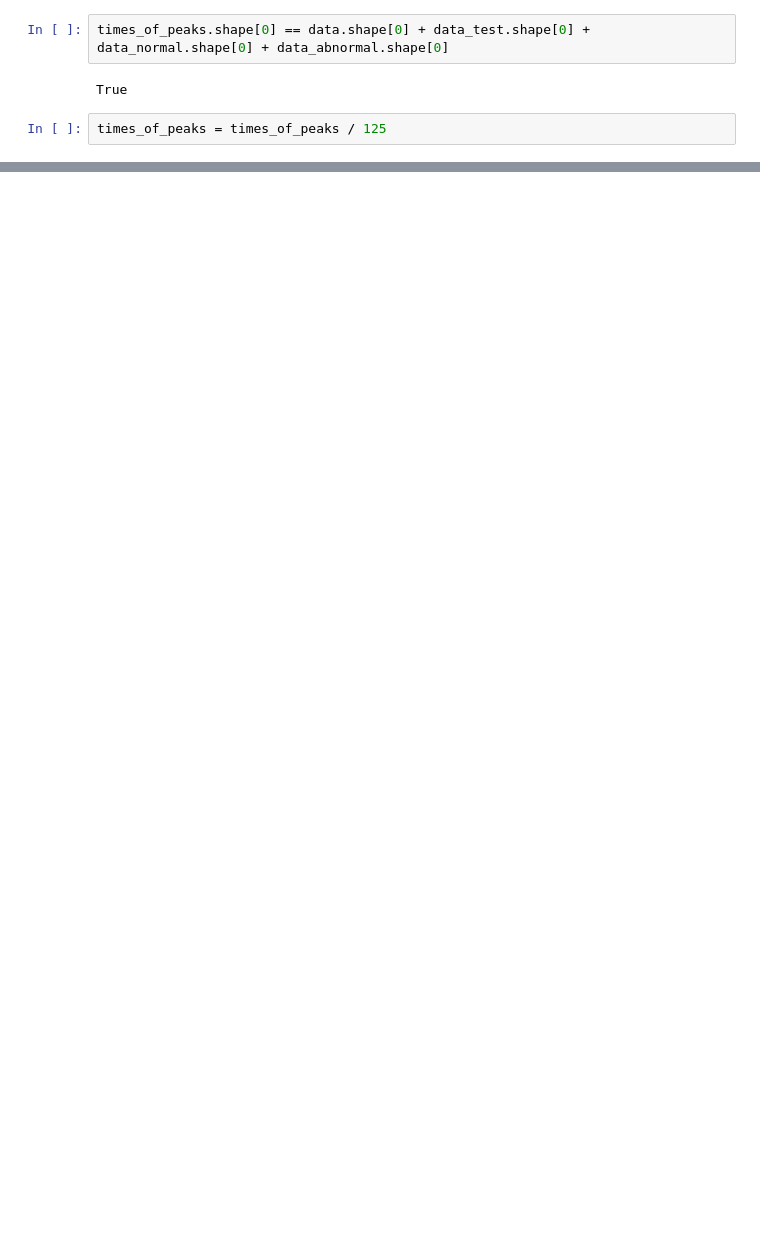
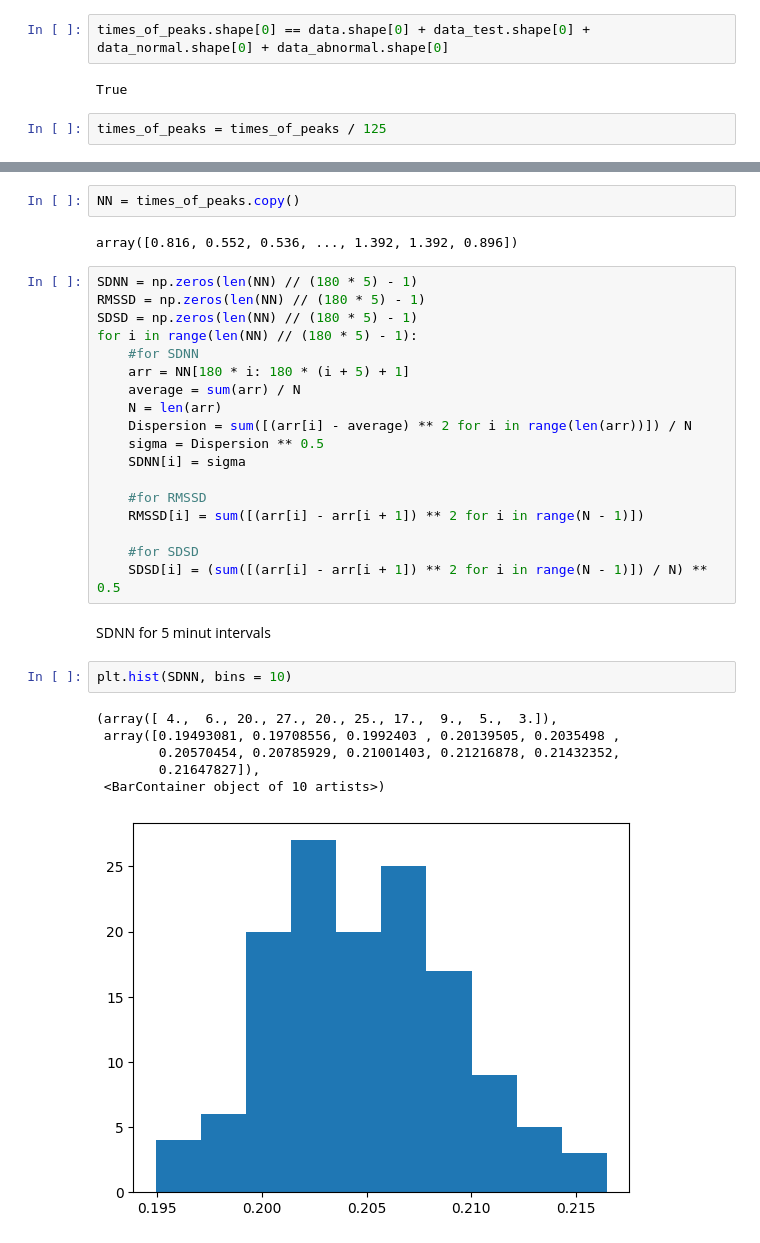
Before and after one commit to hK04/BioTechDaysMIPT2022, a Jupyter notebook: main.ipynb, the cells around one changed output, grey strips where cells are left out. Cells and saved outputs as stored; diff of their text form; blank space fills up the shorter version.

```diff
--- a/main.ipynb
+++ b/main.ipynb
@@ -226,0 +233,33 @@ plt.show()
+# %%
+NN = times_of_peaks.copy()
+# %% [output]
+array([0.816, 0.552, 0.536, ..., 1.392, 1.392, 0.896])
+# %%
+SDNN = np.zeros(len(NN) // (180 * 5) - 1)
+RMSSD = np.zeros(len(NN) // (180 * 5) - 1)
+SDSD = np.zeros(len(NN) // (180 * 5) - 1)
+for i in range(len(NN) // (180 * 5) - 1):
+    #for SDNN
+    arr = NN[180 * i: 180 * (i + 5) + 1]
+    average = sum(arr) / N
+    N = len(arr)
+    Dispersion = sum([(arr[i] - average) ** 2 for i in range(len(arr))]) / N
+    sigma = Dispersion ** 0.5
+    SDNN[i] = sigma
+
+    #for RMSSD
+    RMSSD[i] = sum([(arr[i] - arr[i + 1]) ** 2 for i in range(N - 1)])
+
+    #for SDSD
+    SDSD[i] = (sum([(arr[i] - arr[i + 1]) ** 2 for i in range(N - 1)]) / N) ** 0.5
+# %% [markdown]
+SDNN for 5 minut intervals
+# %%
+plt.hist(SDNN, bins = 10)
+# %% [output]
+(array([ 4.,  6., 20., 27., 20., 25., 17.,  9.,  5.,  3.]),
+ array([0.19493081, 0.19708556, 0.1992403 , 0.20139505, 0.2035498 ,
+        0.20570454, 0.20785929, 0.21001403, 0.21216878, 0.21432352,
+        0.21647827]),
+ <BarContainer object of 10 artists>)
+[figure, added]
```
Also changed, not shown: parts of 15 cells of this notebook.
